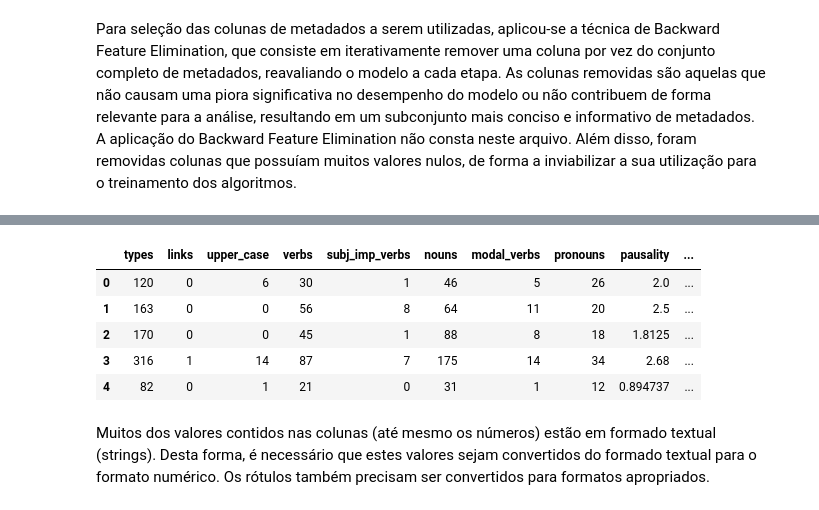
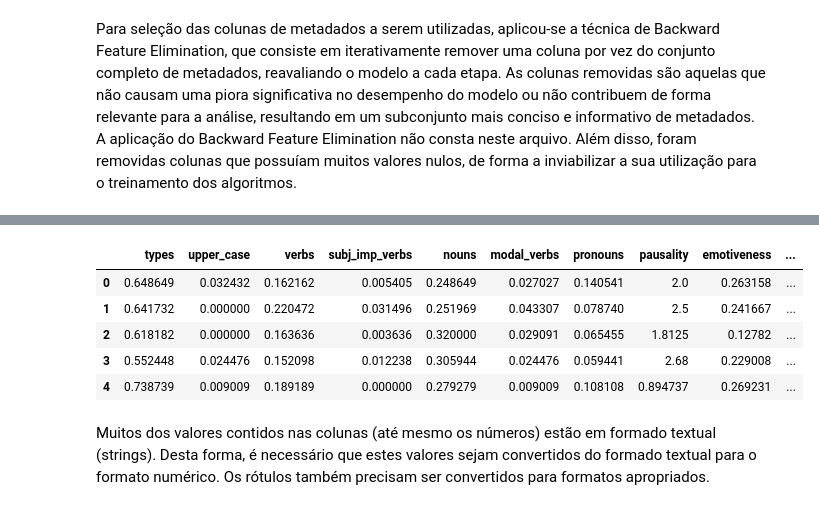
Before and after one commit to felipeharlen/FakeNewsDetection, a Jupyter notebook: fake_news_detection.ipynb, the cells around one changed output, grey strips where cells are left out. Cells and saved outputs as stored; diff of their text form; code cells hidden in the pictures.

```diff
--- a/fake_news_detection.ipynb
+++ b/fake_news_detection.ipynb
@@ -97,0 +70,4 @@ news, y = preprocessing(fake_br)
+# %%
+palavras_fake = word_count(news[:len(news) // 2])
+palavras_true = word_count(news[len(news) // 2:])
+palavras_geral = word_count(news)
@@ -97,0 +90,12 @@ news, y = preprocessing(fake_br)
+# %%
+data = {
+    'Métrica': ['Média', 'Mediana', 'Desvio padrão', 'Mínimo', 'Máximo'],
+    'Fake News': [media_palavras_fake, mediana_palavras_fake, desvio_palavras_fake, min_fake, max_fake],
+    'Verdadeiras': [media_palavras_true, mediana_palavras_true, desvio_palavras_true, min_true, max_true],
+    'Geral': [media_palavras_geral, mediana_palavras_geral, desvio_palavras_geral, min_geral, max_geral]
+}
+
+df = pd.DataFrame(data, dtype = int)
+
+# Exibir o DataFrame formatado sem os números de linha
+display(df.style.hide_index())
@@ -364 +400,6 @@ Roberta Pennafort e Vinicius Neder, O Estado de S.Paulo
 Name: author, Length: 1420, dtype: int64
+# %%
+# Removendo colunas com valores nulos
+cols_to_drop = ['author', 'links']
+meta_df = meta_df.drop(columns = cols_to_drop)
+meta_df.head()
@@ -365,2 +414,16 @@ Name: author, Length: 1420, dtype: int64
 # %% [markdown]
 Para seleção das colunas de metadados a serem utilizadas, aplicou-se a técnica de Backward Feature Elimination, que consiste em iterativamente remover uma coluna por vez do conjunto completo de metadados, reavaliando o modelo a cada etapa. As colunas removidas são aquelas que não causam uma piora significativa no desempenho do modelo ou não contribuem de forma relevante para a análise, resultando em um subconjunto mais conciso e informativo de metadados. A aplicação do Backward Feature Elimination não consta neste arquivo. Além disso, foram removidas colunas que possuíam muitos valores nulos, de forma a inviabilizar a sua utilização para o treinamento dos algoritmos.
+# %%
+# Lista das colunas que deseja calcular a porcentagem em relação a 'words'
+colunas_para_calcular = ['types', 'verbs', 'upper_case', 'subj_imp_verbs', 'nouns', 'modal_verbs', 'sing_first_sec_pers_pronouns', 'plural_first_pers_pronouns',
+                         'pronouns', 'adjectives', 'words']
+
+# Converter as colunas para valores numéricos
+for coluna in colunas_para_calcular:
+    meta_df[coluna] = pd.to_numeric(meta_df[coluna], errors='coerce')  # Convertendo para valores numéricos
+
+# Calcular a porcentagem para cada coluna em relação a 'words'
+for coluna in colunas_para_calcular:
+    meta_df[coluna] = (meta_df[coluna] / meta_df['words'])
+
+meta_df.head()
@@ -367,16 +438,16 @@ Para seleção das colunas de metadados a serem utilizadas, aplicou-se a técnic
 # %%
-cols_to_drop = ['author', 'link', 'date', 'category', 'adverbs', 'plural_first_pers_pronouns',
+cols_to_drop = ['link', 'date', 'category', 'adverbs', 'plural_first_pers_pronouns',
                 'average_word_length', 'sing_first_sec_pers_pronouns', 'news_with_speeling_errors',
-                'average_sent_length', 'adjectives', 'tokens', 'words']
+                'average_sent_length', 'adjectives', 'tokens', 'words', 'characters']
 meta_df = meta_df.drop(columns = cols_to_drop)
 meta_df.head()
 # %% [output]
-|  | types | links | upper_case | verbs | subj_imp_verbs | nouns | modal_verbs | pronouns | pausality | ... |
-| 0 | 120 | 0 | 6 | 30 | 1 | 46 | 5 | 26 | 2.0 | ... |
-| 1 | 163 | 0 | 0 | 56 | 8 | 64 | 11 | 20 | 2.5 | ... |
-| 2 | 170 | 0 | 0 | 45 | 1 | 88 | 8 | 18 | 1.8125 | ... |
-| 3 | 316 | 1 | 14 | 87 | 7 | 175 | 14 | 34 | 2.68 | ... |
-| 4 | 82 | 0 | 1 | 21 | 0 | 31 | 1 | 12 | 0.894737 | ... |
+|  | types | upper_case | verbs | subj_imp_verbs | nouns | modal_verbs | pronouns | pausality | emotiveness | ... |
+| 0 | 0.648649 | 0.032432 | 0.162162 | 0.005405 | 0.248649 | 0.027027 | 0.140541 | 2.0 | 0.263158 | ... |
+| 1 | 0.641732 | 0.000000 | 0.220472 | 0.031496 | 0.251969 | 0.043307 | 0.078740 | 2.5 | 0.241667 | ... |
+| 2 | 0.618182 | 0.000000 | 0.163636 | 0.003636 | 0.320000 | 0.029091 | 0.065455 | 1.8125 | 0.12782 | ... |
+| 3 | 0.552448 | 0.024476 | 0.152098 | 0.012238 | 0.305944 | 0.024476 | 0.059441 | 2.68 | 0.229008 | ... |
+| 4 | 0.738739 | 0.009009 | 0.189189 | 0.000000 | 0.279279 | 0.009009 | 0.108108 | 0.894737 | 0.269231 | ... |
 # %%
 meta_X, meta_y = meta_df.iloc[:, :-1], meta_df['label']
 meta_X_train, meta_X_test, meta_y_train, meta_y_test = train_test_split(meta_X, meta_y,
```
Also changed, not shown: parts of 43 cells of this notebook, 1 other file.
